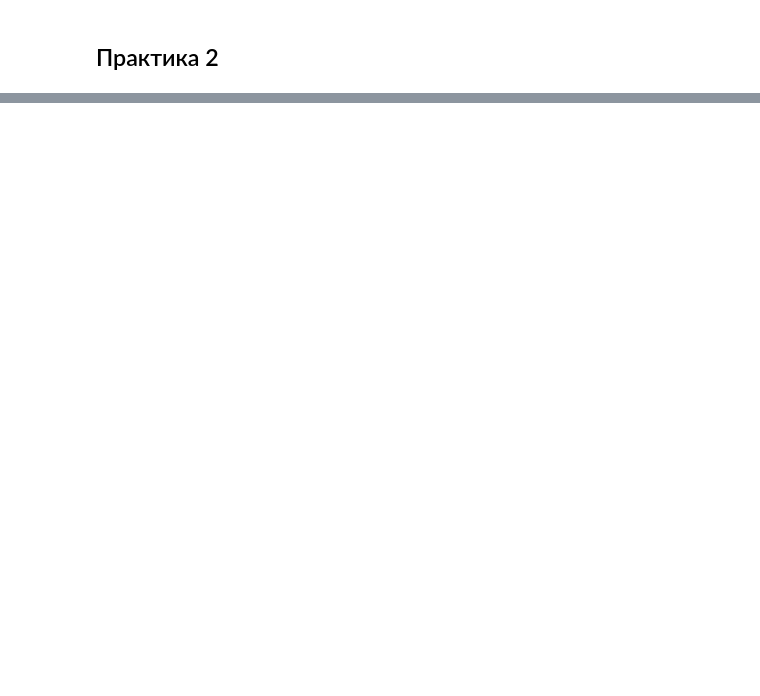
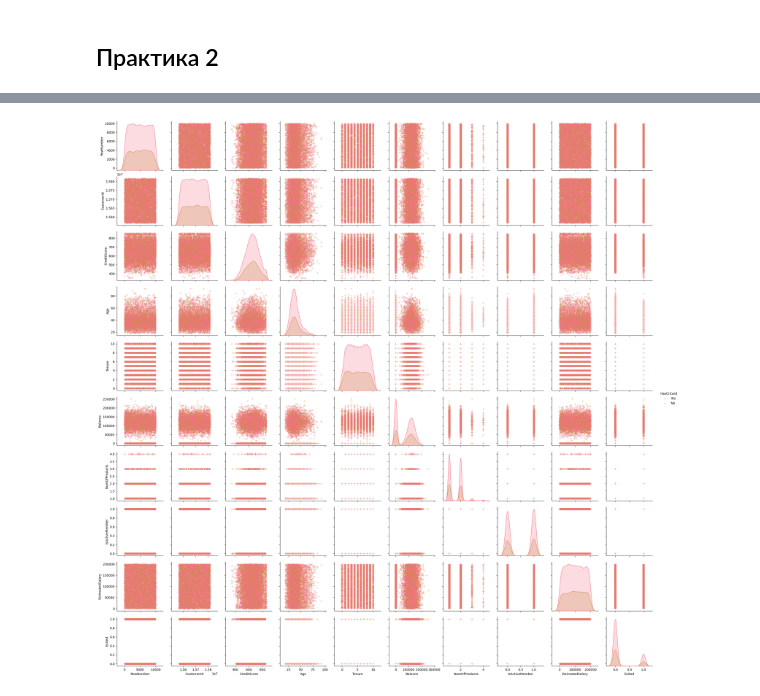
Before and after one commit to QS1lE/ml_data.mining, a Jupyter notebook: practice/practice 2.ipynb, the cells around one changed output, grey strips where cells are left out. Saved outputs shown, nothing was run; the diff lists cells and outputs as text; code cells hidden in the pictures; blank space fills up the shorter version.

```diff
--- a/practice/practice 2.ipynb
+++ b/practice/practice 2.ipynb
@@ -22,0 +181,8 @@ from sklearn.svm import SVC
+# %%
+# Парный график
+#Построение нескольких попарных двумерных распределений в наборе данных с помощью pairplot:
+
+sns.pairplot(df, hue='HasCrCard', markers='+')
+plt.show()
+# %% [output]
+[figure, added]
```
Also changed, not shown: parts of 35 cells of this notebook.
